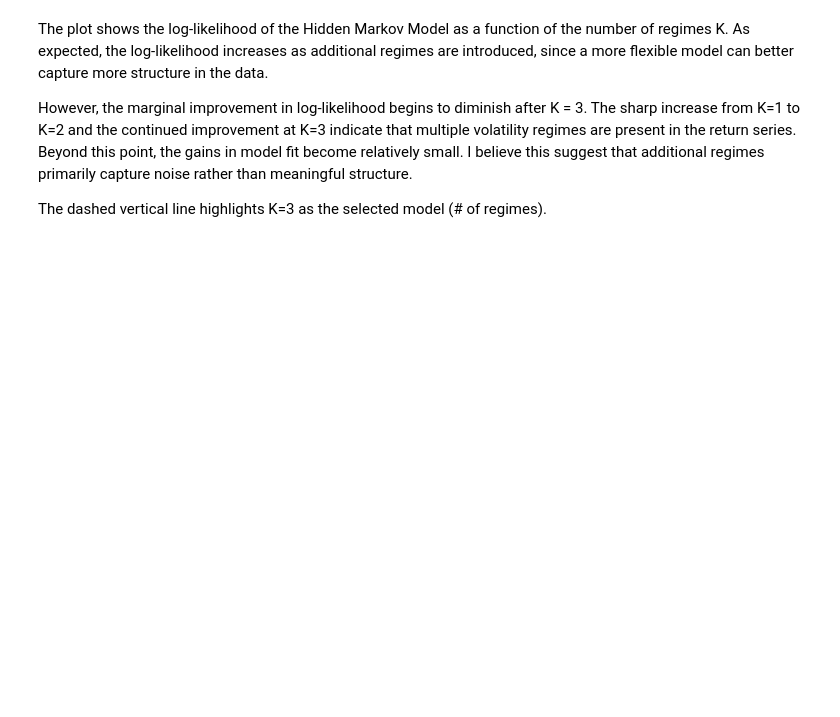
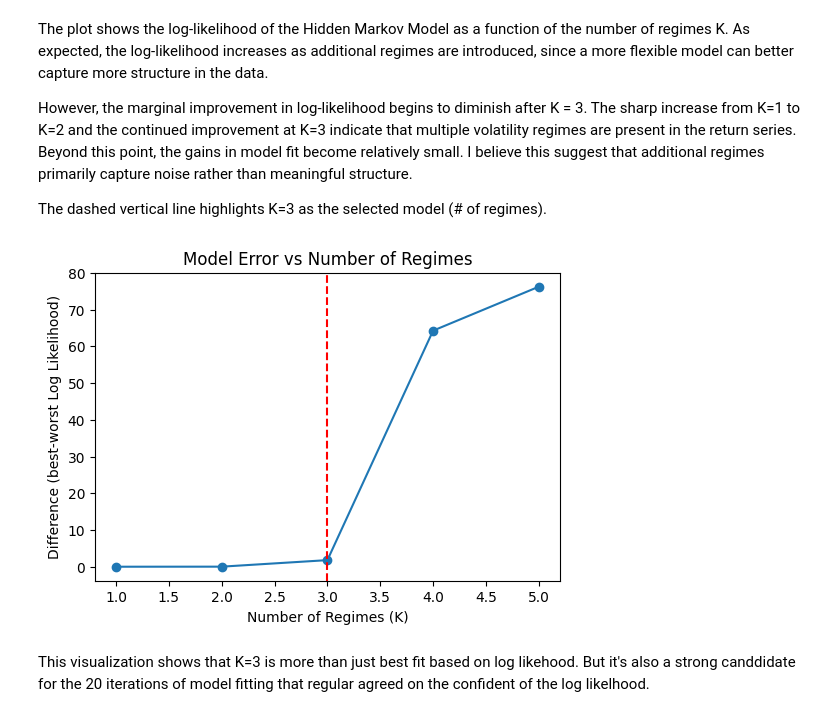
Before and after one commit to NickJNelson03/Market-Regimes-HMM, a Jupyter notebook: notebooks/02_train_hmm.ipynb, the cells around one changed output. Cells and saved outputs as stored; diff of their text form; code cells hidden in the pictures; blank space fills up the shorter version.

```diff
--- a/notebooks/02_train_hmm.ipynb
+++ b/notebooks/02_train_hmm.ipynb
@@ -160,6 +186,21 @@ The plot shows the log-likelihood of the Hidden Markov Model as a function of th
 However, the marginal improvement in log-likelihood begins to diminish after K = 3. The sharp increase from K=1 to K=2 and the continued improvement at K=3 indicate that multiple volatility regimes are present in the return series. Beyond this point, the gains in model fit become relatively small. I believe this suggest that additional regimes primarily capture noise rather than meaningful structure.
 
 The dashed vertical line highlights K=3 as the selected model (# of regimes).
+# %%
+Ks = [r["K"] for r in results]
+diff = [r["diff"] for r in results]
+
+plt.figure(figsize=(6,4))
+plt.plot(Ks, diff, marker="o")
+plt.xlabel("Number of Regimes (K)")
+plt.ylabel("Difference (best-worst Log Likelihood)")
+plt.title("Model Error vs Number of Regimes")
+plt.axvline(x=3, color="red", linestyle="--", label="Chosen K=3")
+plt.show()
+# %% [output]
+[figure, added]
+# %% [markdown]
+This visualization shows that K=3 is more than just best fit based on log likehood. But it's also a strong canddidate for the 20 iterations of model fitting that regular agreed on the confident of the log likelhood.
 # %%
 K = 3
 
```
Also changed, not shown: parts of 8 cells of this notebook.
